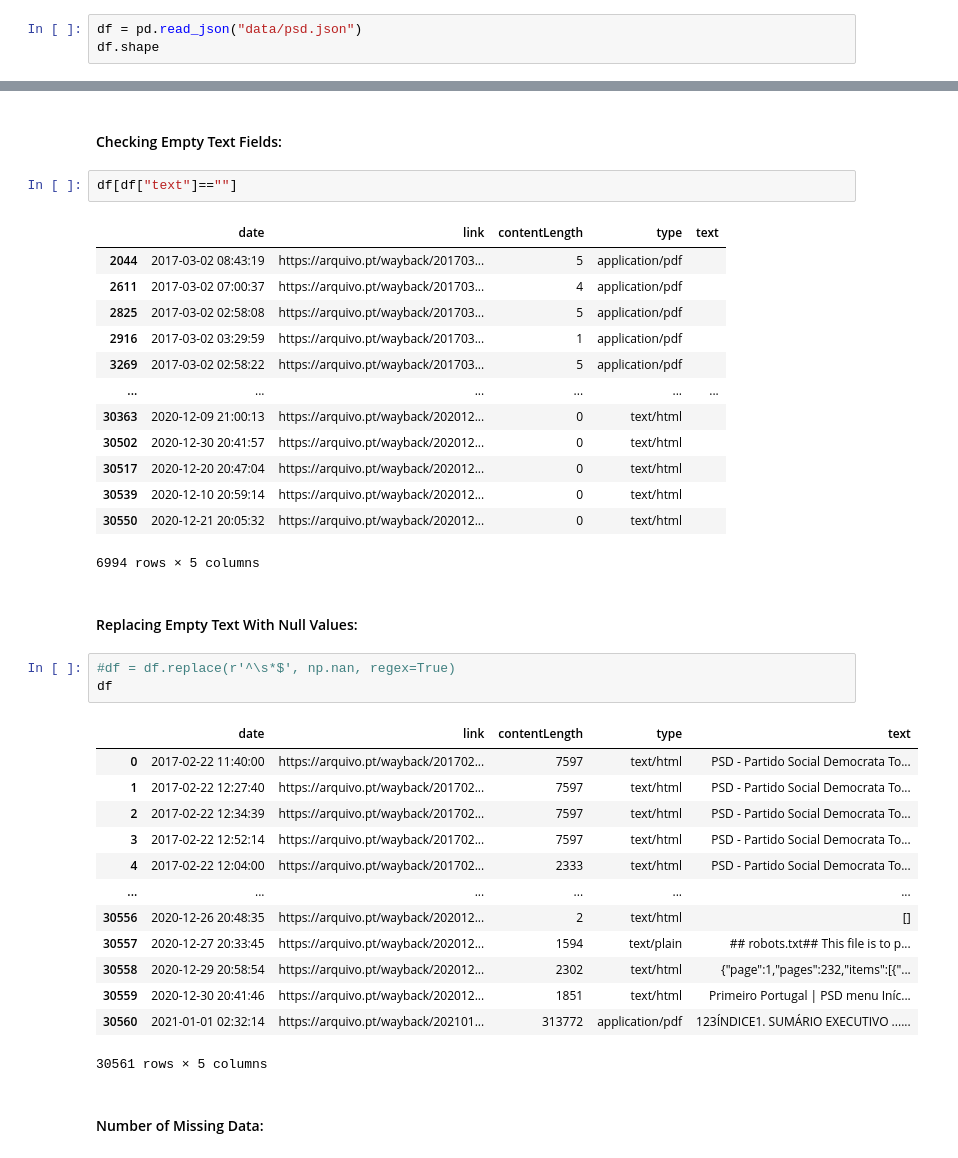
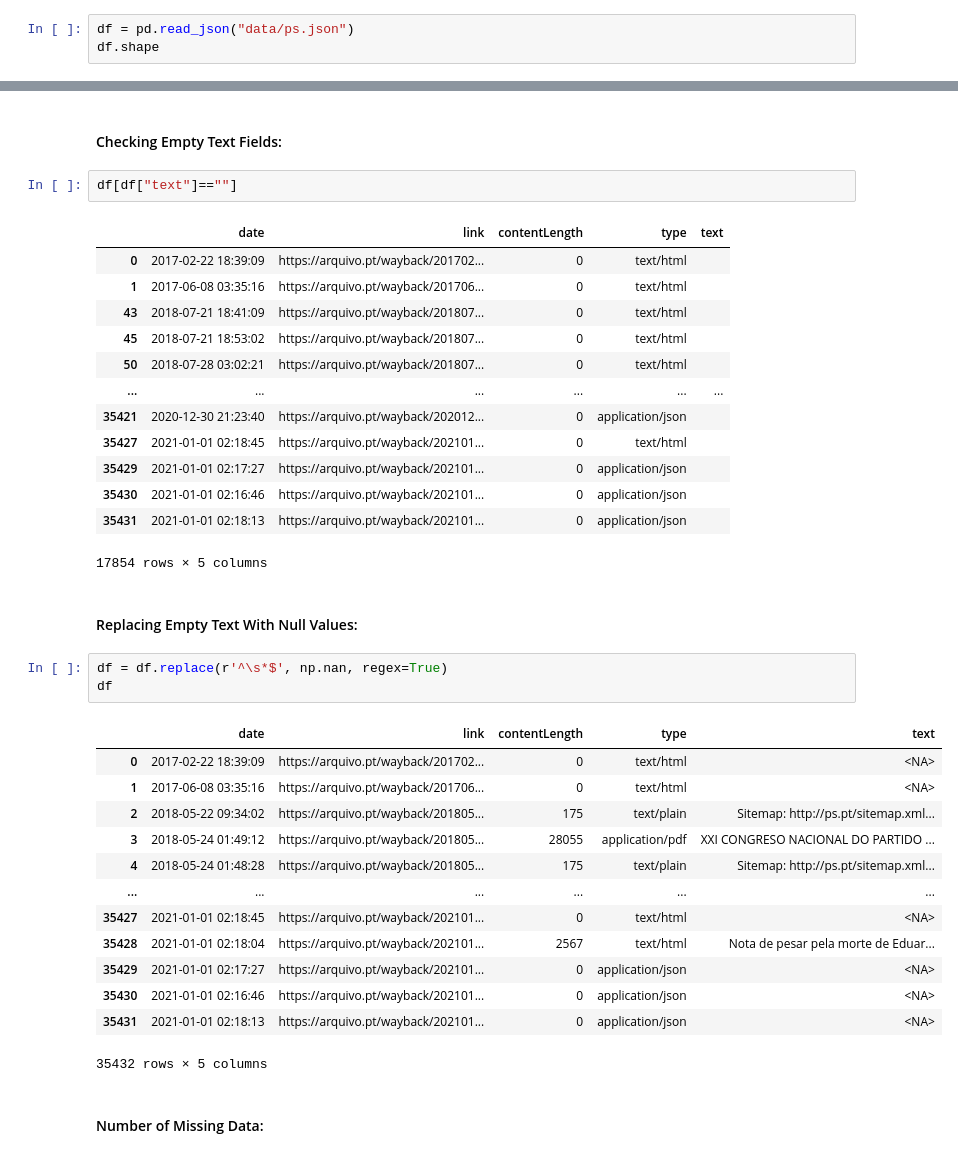
Before and after one commit to mariacrnr/feup-pri, a Jupyter notebook: data_preparation.ipynb, the cells around one changed output, grey strips where cells are left out. Cells and saved outputs as stored; diff of their text form.

```diff
--- a/data_preparation.ipynb
+++ b/data_preparation.ipynb
@@ -13,6 +13,6 @@ import re
 ### Preliminary Data Analysis:
 We start by examining the data collected to better grasp it's extent and content.
 # %%
-df = pd.read_json("data/psd.json")
+df = pd.read_json("data/ps.json")
 df.shape
 # %% [output]
@@ -70,37 +70,37 @@ df.isnull().sum().sum()
 df[df["text"]==""]
 # %% [output]
 |  | date | link | contentLength | type | text |
-| 2044 | 2017-03-02 08:43:19 | https://arquivo.pt/wayback/201703... | 5 | application/pdf |  |
-| 2611 | 2017-03-02 07:00:37 | https://arquivo.pt/wayback/201703... | 4 | application/pdf |  |
-| 2825 | 2017-03-02 02:58:08 | https://arquivo.pt/wayback/201703... | 5 | application/pdf |  |
-| 2916 | 2017-03-02 03:29:59 | https://arquivo.pt/wayback/201703... | 1 | application/pdf |  |
-| 3269 | 2017-03-02 02:58:22 | https://arquivo.pt/wayback/201703... | 5 | application/pdf |  |
+| 0 | 2017-02-22 18:39:09 | https://arquivo.pt/wayback/201702... | 0 | text/html |  |
+| 1 | 2017-06-08 03:35:16 | https://arquivo.pt/wayback/201706... | 0 | text/html |  |
+| 43 | 2018-07-21 18:41:09 | https://arquivo.pt/wayback/201807... | 0 | text/html |  |
+| 45 | 2018-07-21 18:53:02 | https://arquivo.pt/wayback/201807... | 0 | text/html |  |
+| 50 | 2018-07-28 03:02:21 | https://arquivo.pt/wayback/201807... | 0 | text/html |  |
 | ... | ... | ... | ... | ... | ... |
-| 30363 | 2020-12-09 21:00:13 | https://arquivo.pt/wayback/202012... | 0 | text/html |  |
-| 30502 | 2020-12-30 20:41:57 | https://arquivo.pt/wayback/202012... | 0 | text/html |  |
-| 30517 | 2020-12-20 20:47:04 | https://arquivo.pt/wayback/202012... | 0 | text/html |  |
-| 30539 | 2020-12-10 20:59:14 | https://arquivo.pt/wayback/202012... | 0 | text/html |  |
-| 30550 | 2020-12-21 20:05:32 | https://arquivo.pt/wayback/202012... | 0 | text/html |  |
+| 35421 | 2020-12-30 21:23:40 | https://arquivo.pt/wayback/202012... | 0 | application/json |  |
+| 35427 | 2021-01-01 02:18:45 | https://arquivo.pt/wayback/202101... | 0 | text/html |  |
+| 35429 | 2021-01-01 02:17:27 | https://arquivo.pt/wayback/202101... | 0 | application/json |  |
+| 35430 | 2021-01-01 02:16:46 | https://arquivo.pt/wayback/202101... | 0 | application/json |  |
+| 35431 | 2021-01-01 02:18:13 | https://arquivo.pt/wayback/202101... | 0 | application/json |  |
-6994 rows × 5 columns
+17854 rows × 5 columns
 # %% [markdown]
 #### Replacing Empty Text With Null Values:
 # %%
-#df = df.replace(r'^\s*$', np.nan, regex=True)
+df = df.replace(r'^\s*$', np.nan, regex=True)
 df
 # %% [output]
 |  | date | link | contentLength | type | text |
-| 0 | 2017-02-22 11:40:00 | https://arquivo.pt/wayback/201702... | 7597 | text/html | PSD - Partido Social Democrata To... |
-| 1 | 2017-02-22 12:27:40 | https://arquivo.pt/wayback/201702... | 7597 | text/html | PSD - Partido Social Democrata To... |
-| 2 | 2017-02-22 12:34:39 | https://arquivo.pt/wayback/201702... | 7597 | text/html | PSD - Partido Social Democrata To... |
-| 3 | 2017-02-22 12:52:14 | https://arquivo.pt/wayback/201702... | 7597 | text/html | PSD - Partido Social Democrata To... |
-| 4 | 2017-02-22 12:04:00 | https://arquivo.pt/wayback/201702... | 2333 | text/html | PSD - Partido Social Democrata To... |
+| 0 | 2017-02-22 18:39:09 | https://arquivo.pt/wayback/201702... | 0 | text/html | <NA> |
+| 1 | 2017-06-08 03:35:16 | https://arquivo.pt/wayback/201706... | 0 | text/html | <NA> |
+| 2 | 2018-05-22 09:34:02 | https://arquivo.pt/wayback/201805... | 175 | text/plain | Sitemap: http://ps.pt/sitemap.xml... |
+| 3 | 2018-05-24 01:49:12 | https://arquivo.pt/wayback/201805... | 28055 | application/pdf | XXI CONGRESO NACIONAL DO PARTIDO ... |
+| 4 | 2018-05-24 01:48:28 | https://arquivo.pt/wayback/201805... | 175 | text/plain | Sitemap: http://ps.pt/sitemap.xml... |
 | ... | ... | ... | ... | ... | ... |
-| 30556 | 2020-12-26 20:48:35 | https://arquivo.pt/wayback/202012... | 2 | text/html | [] |
-| 30557 | 2020-12-27 20:33:45 | https://arquivo.pt/wayback/202012... | 1594 | text/plain | ## robots.txt## This file is to p... |
-| 30558 | 2020-12-29 20:58:54 | https://arquivo.pt/wayback/202012... | 2302 | text/html | {"page":1,"pages":232,"items":[{"... |
-| 30559 | 2020-12-30 20:41:46 | https://arquivo.pt/wayback/202012... | 1851 | text/html | Primeiro Portugal | PSD menu Iníc... |
-| 30560 | 2021-01-01 02:32:14 | https://arquivo.pt/wayback/202101... | 313772 | application/pdf | 123ÍNDICE1. SUMÁRIO EXECUTIVO ...... |
+| 35427 | 2021-01-01 02:18:45 | https://arquivo.pt/wayback/202101... | 0 | text/html | <NA> |
+| 35428 | 2021-01-01 02:18:04 | https://arquivo.pt/wayback/202101... | 2567 | text/html | Nota de pesar pela morte de Eduar... |
+| 35429 | 2021-01-01 02:17:27 | https://arquivo.pt/wayback/202101... | 0 | application/json | <NA> |
+| 35430 | 2021-01-01 02:16:46 | https://arquivo.pt/wayback/202101... | 0 | application/json | <NA> |
+| 35431 | 2021-01-01 02:18:13 | https://arquivo.pt/wayback/202101... | 0 | application/json | <NA> |
-30561 rows × 5 columns
+35432 rows × 5 columns
 # %% [markdown]
 #### Number of Missing Data:
 # %%
```
Also changed, not shown: parts of 12 cells of this notebook, 1 other file.
